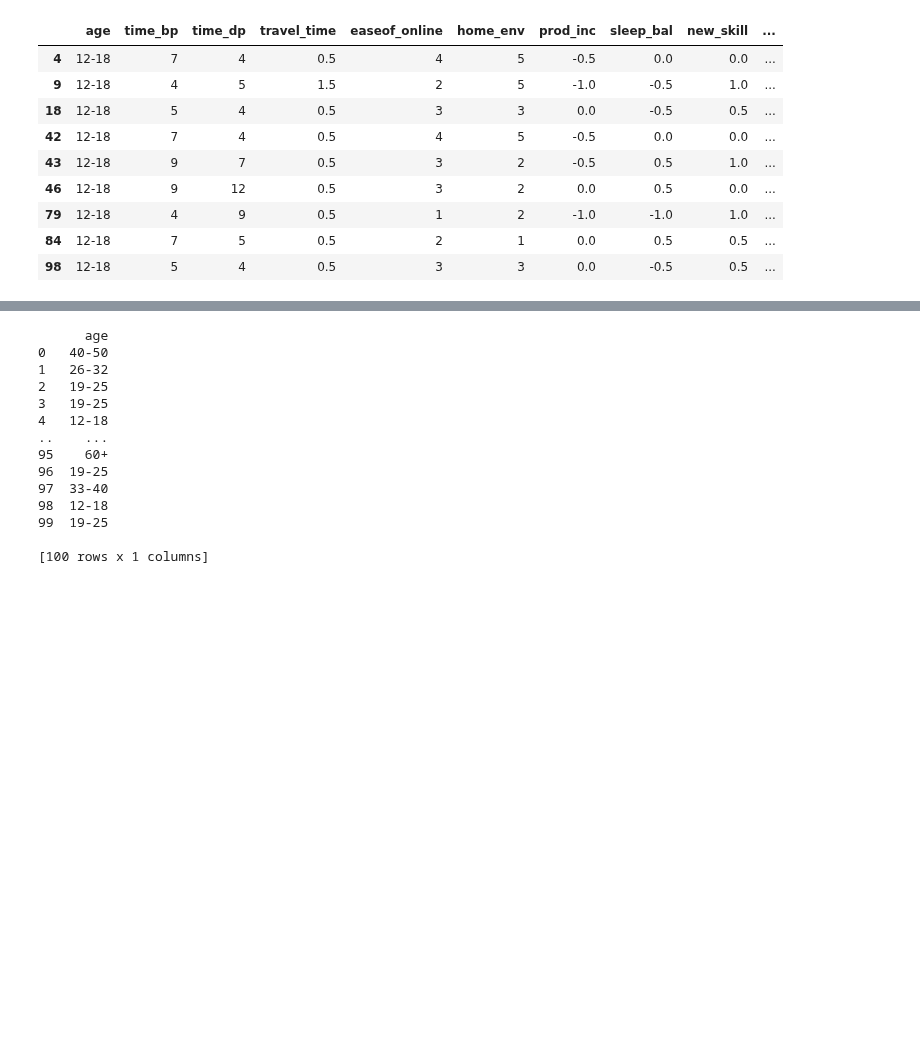
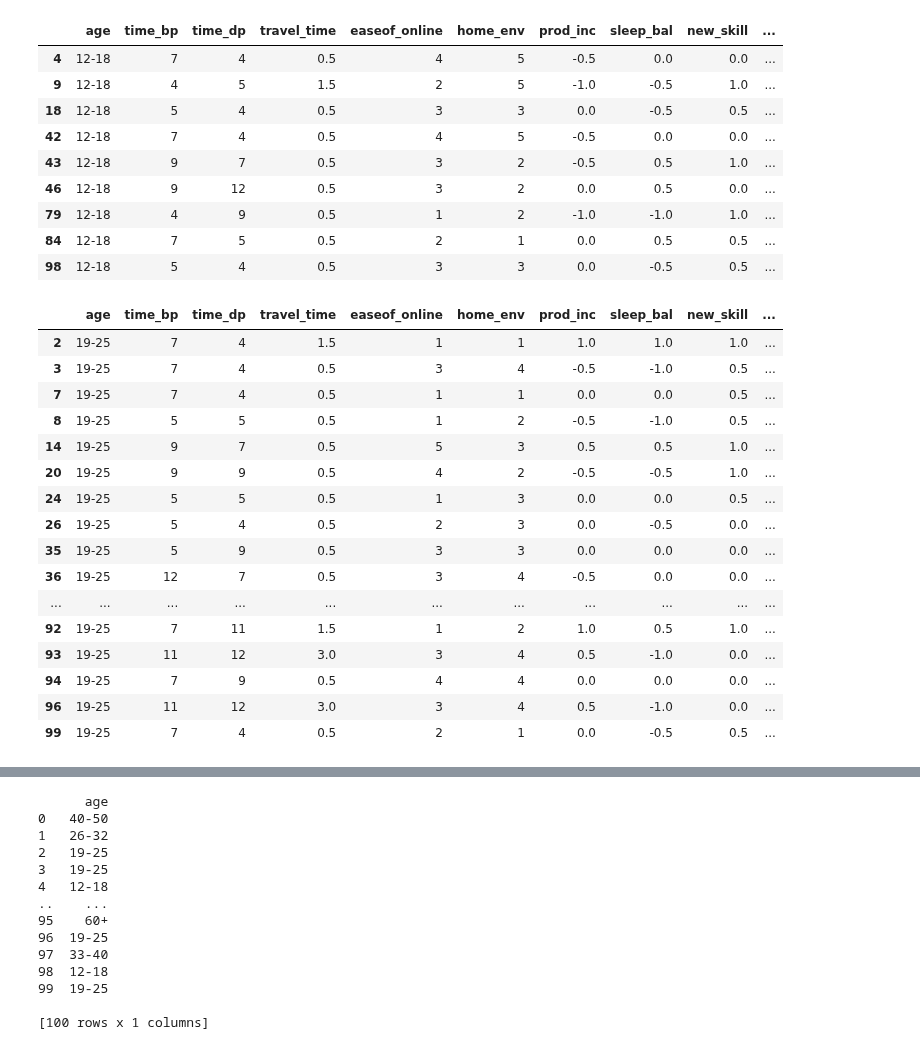
Before and after one commit to Gennifer2001/tesis, a Jupyter notebook: Tésisjeje2_0.ipynb, the cells around one changed output, grey strips where cells are left out. Cells and saved outputs as stored; diff of their text form; code cells hidden in the pictures; blank space fills up the shorter version.

```diff
--- a/Tésisjeje2_0.ipynb
+++ b/Tésisjeje2_0.ipynb
@@ -191,3 +191,25 @@ edades1
 | 79 | 12-18 | 4 | 9 | 0.5 | 1 | 2 | -1.0 | -1.0 | 1.0 | ... |
 | 84 | 12-18 | 7 | 5 | 0.5 | 2 | 1 | 0.0 | 0.5 | 0.5 | ... |
 | 98 | 12-18 | 5 | 4 | 0.5 | 3 | 3 | 0.0 | -0.5 | 0.5 | ... |
+# %%
+edades2 = dfprueba[dfprueba['age']=='19-25']
+#n = len(edades1)
+edades2
+# %% [output]
+|  | age | time_bp | time_dp | travel_time | easeof_online | home_env | prod_inc | sleep_bal | new_skill | ... |
+| 2 | 19-25 | 7 | 4 | 1.5 | 1 | 1 | 1.0 | 1.0 | 1.0 | ... |
+| 3 | 19-25 | 7 | 4 | 0.5 | 3 | 4 | -0.5 | -1.0 | 0.5 | ... |
+| 7 | 19-25 | 7 | 4 | 0.5 | 1 | 1 | 0.0 | 0.0 | 0.5 | ... |
+| 8 | 19-25 | 5 | 5 | 0.5 | 1 | 2 | -0.5 | -1.0 | 0.5 | ... |
+| 14 | 19-25 | 9 | 7 | 0.5 | 5 | 3 | 0.5 | 0.5 | 1.0 | ... |
+| 20 | 19-25 | 9 | 9 | 0.5 | 4 | 2 | -0.5 | -0.5 | 1.0 | ... |
+| 24 | 19-25 | 5 | 5 | 0.5 | 1 | 3 | 0.0 | 0.0 | 0.5 | ... |
+| 26 | 19-25 | 5 | 4 | 0.5 | 2 | 3 | 0.0 | -0.5 | 0.0 | ... |
+| 35 | 19-25 | 5 | 9 | 0.5 | 3 | 3 | 0.0 | 0.0 | 0.0 | ... |
+| 36 | 19-25 | 12 | 7 | 0.5 | 3 | 4 | -0.5 | 0.0 | 0.0 | ... |
+| ... | ... | ... | ... | ... | ... | ... | ... | ... | ... | ... |
+| 92 | 19-25 | 7 | 11 | 1.5 | 1 | 2 | 1.0 | 0.5 | 1.0 | ... |
+| 93 | 19-25 | 11 | 12 | 3.0 | 3 | 4 | 0.5 | -1.0 | 0.0 | ... |
+| 94 | 19-25 | 7 | 9 | 0.5 | 4 | 4 | 0.0 | 0.0 | 0.0 | ... |
+| 96 | 19-25 | 11 | 12 | 3.0 | 3 | 4 | 0.5 | -1.0 | 0.0 | ... |
+| 99 | 19-25 | 7 | 4 | 0.5 | 2 | 1 | 0.0 | -0.5 | 0.5 | ... |
```
Also changed, not shown: parts of 6 cells of this notebook.
